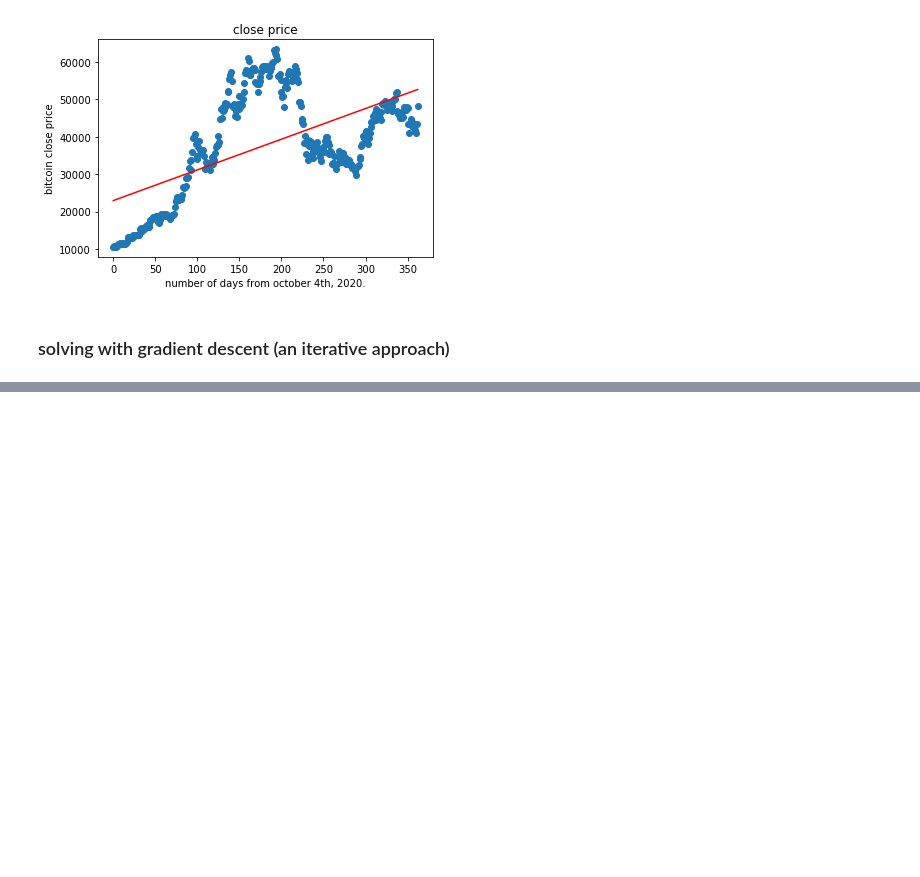
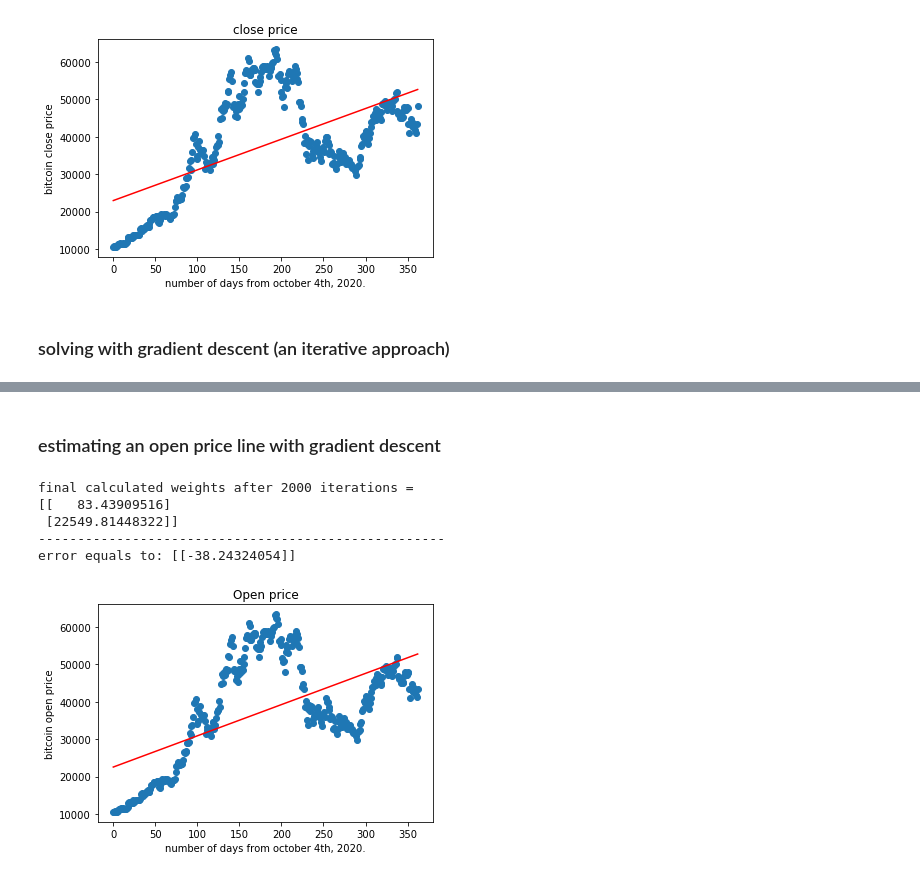
Before and after one commit to ph504/bitcoin-regression-estimate, a Jupyter notebook: HW1.ipynb, the cells around one changed output, grey strips where cells are left out. Cells and saved outputs as stored; diff of their text form; code cells hidden in the pictures; blank space fills up the shorter version.

```diff
--- a/HW1.ipynb
+++ b/HW1.ipynb
@@ -175,0 +185,26 @@ Text(0.5, 0, 'number of days from october 4th, 2020.')
+# %% [markdown]
+### estimating an open price line with gradient descent
+# %%
+for itr in range(No_iterations):
+    for j in range(w_Open.shape[0]):
+        cost_function_grad = (1/N)*np.dot((np.dot(x, w_Open) - y_Open).T, x[:,j])
+        w_Open[j] = w_Open[j] - learning_rate[j] * cost_function_grad
+print('final calculated weights after',itr+1, 'iterations =')
+print(w_Open)
+print('----------------------------------------------------')
+print('error equals to:',cost_function_grad)
+plt.figure()
+plt.scatter(np.array(x[:,0]), np.array(y_Open))
+estimate_Open2 = np.dot(x, w_Open)
+plt.plot(np.array(x[:,0]), np.array(estimate_Open2), color='r')
+plt.ylabel('bitcoin open price')
+plt.xlabel('number of days from october 4th, 2020.')
+plt.title('Open price')
+plt.show()
+# %% [output]
+final calculated weights after 2000 iterations =
+[[   83.43909516]
+ [22549.81448322]]
+----------------------------------------------------
+error equals to: [[-38.24324054]]
+[figure, added]
```
Also changed, not shown: parts of 9 cells of this notebook, 1 other file.
